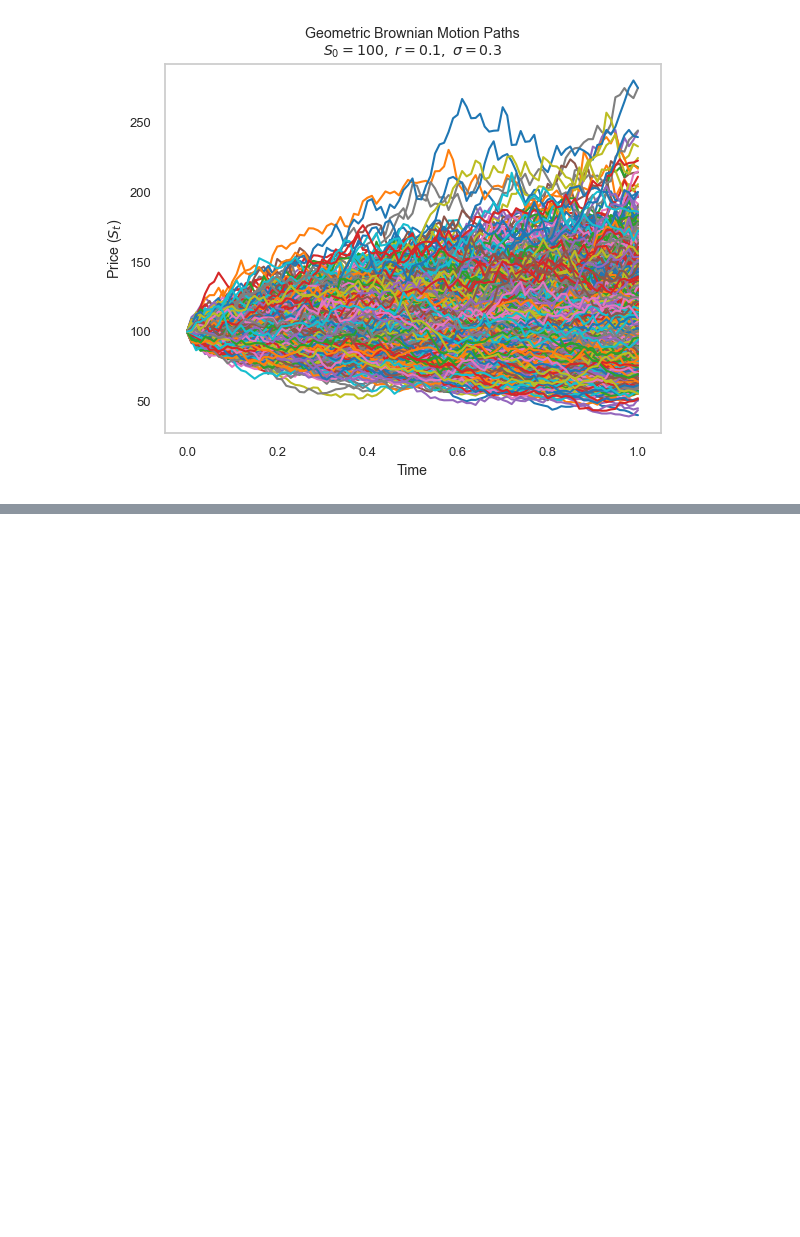
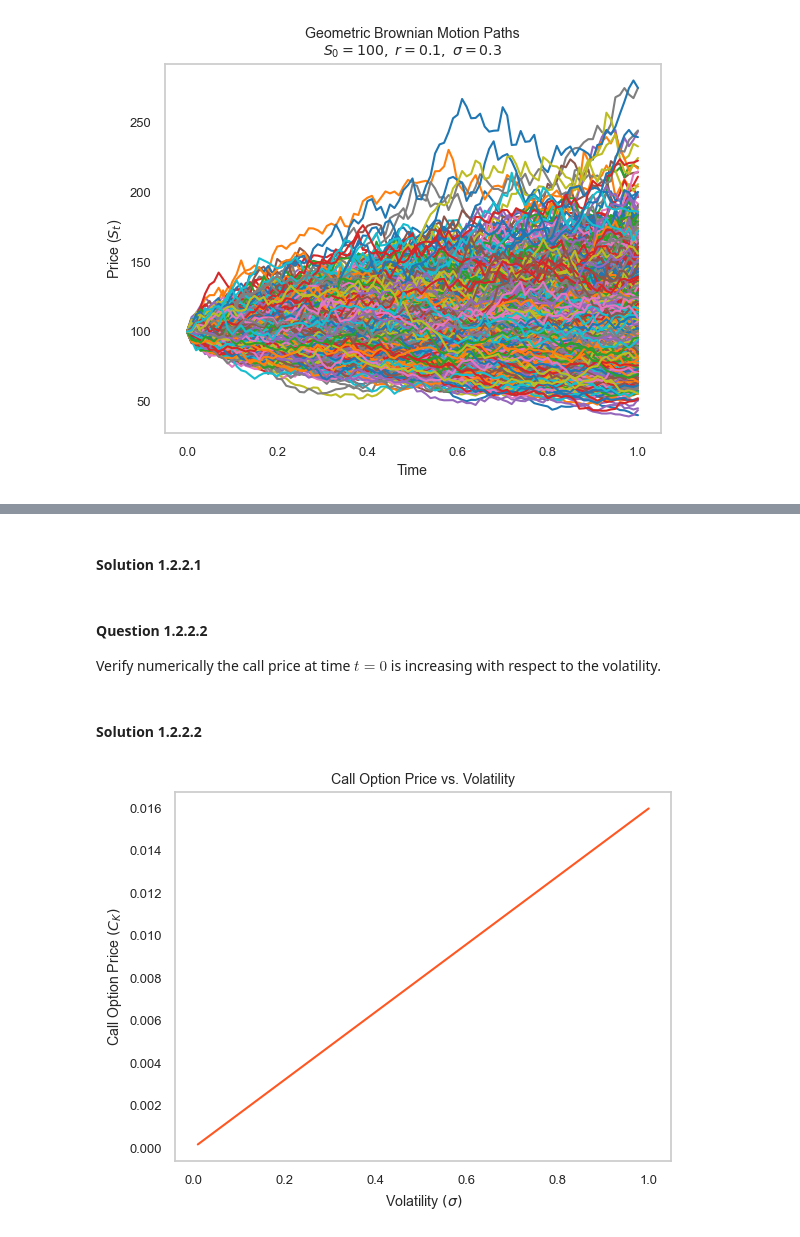
Before and after one commit to sigSquared2/IEOR222, a Jupyter notebook: INDENG222_Project.ipynb, the cells around one changed output, grey strips where cells are left out. Drawn from its saved outputs; the diff is of its cells as text; code cells hidden in the pictures; blank space fills up the shorter version.

```diff
--- a/INDENG222_Project.ipynb
+++ b/INDENG222_Project.ipynb
@@ -166,5 +211,5 @@ Generate $M$ paths of a Brownian motion and prove numerically that $Cov(W_{t}, W
 # Generate paths w/ new parameters
 bm_Q13 = bm_paths(n=10, seed=194035)
 
-# Assign the dimensions needed for cov matrix
-dims = bm_Q13.shape[0]
+# Compute the covariance matrix for bm_Q13
+cov_bm_Q13 = cov_matrix(bm_Q13, bm_Q13.shape[0])
@@ -293,0 +434,30 @@ plt.show()
+# %% [markdown]
+#### Solution 1.2.2.1
+# %%
+# Define a function to calculate a call option under Black-Scholes
+def blackScholes(T, S0, K, r, sigma):
+    "Calculate BS price of call"
+    d1 = (np.log(S0/K) + (r + sigma**2/2)*T) / (sigma*np.sqrt(T))
+    d2 = d1 - sigma*np.sqrt(T)
+
+    price = S0*norm.cdf(d1, 0, 1) - K*np.exp(-r*T)*norm.cdf(d2, 0, 1)
+    return price
+# %% [markdown]
+#### Question 1.2.2.2
+Verify numerically the call price at time $t=0$ is increasing with respect to the volatility.
+# %% [markdown]
+#### Solution 1.2.2.2
+# %%
+# Set a range for different volatilities
+vol_range = np.linspace(0.01, 1, 100)
+
+# Compute BS call prices for the range of sigmas
+call_prices = [blackScholes(T=1e-6, S0=40, K=40, r=0.02, sigma=vol) for vol in vol_range]
+
+plt.plot(vol_range, call_prices, color='#ff5722')
+plt.xlabel('Volatility $(\sigma)$')
+plt.ylabel('Call Option Price $(C_K)$')
+plt.title('Call Option Price vs. Volatility')
+plt.show()
+# %% [output]
+[figure, added]
```
Also changed, not shown: parts of 130 cells of this notebook.
